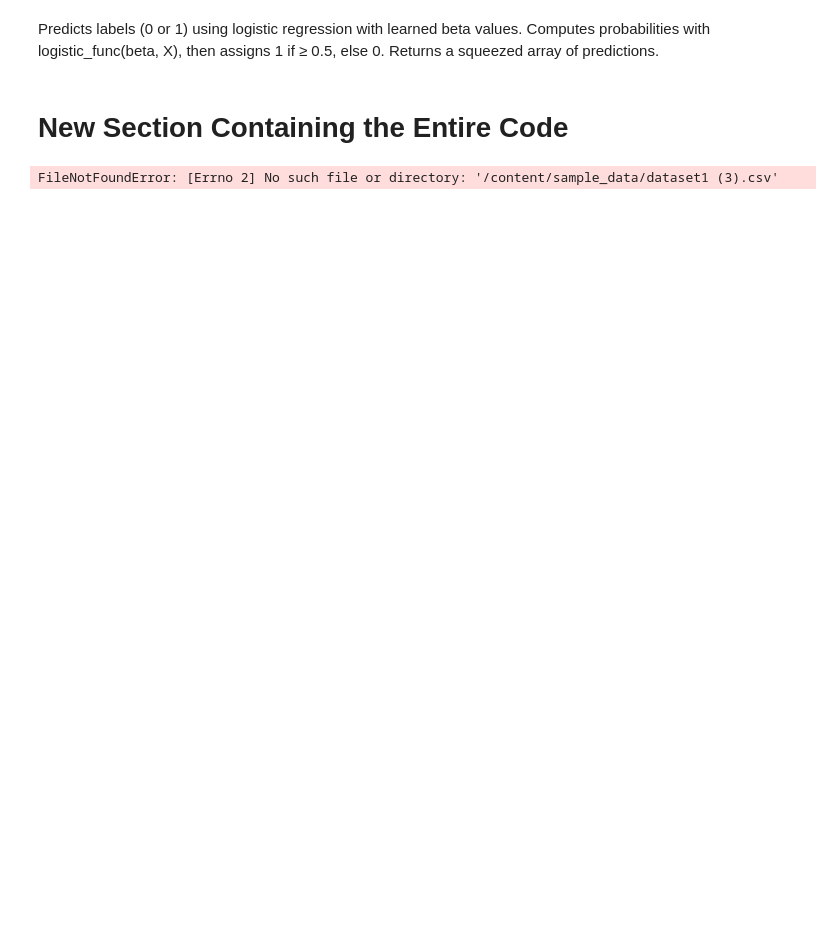
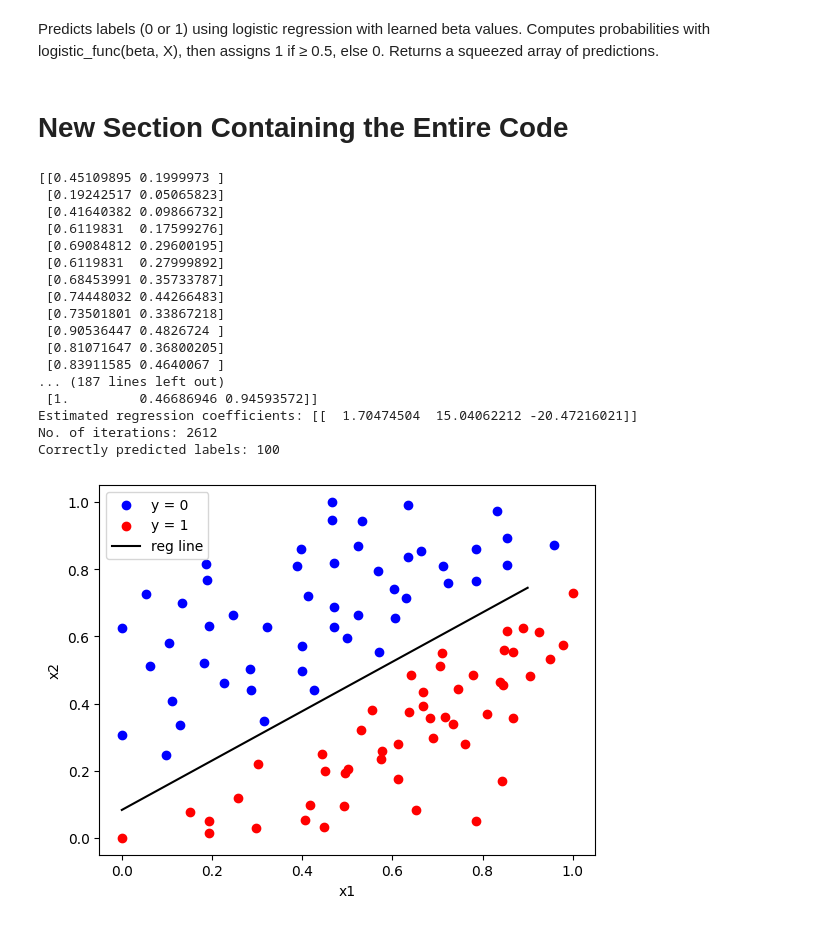
Before and after one commit to adityatiwari12/MachineLearning-CSIT, a Jupyter notebook: Copy_of_Logistic_Regression.ipynb, the cells around one changed output. Saved outputs shown, nothing was run; the diff lists cells and outputs as text; code cells hidden in the pictures; blank space fills up the shorter version.

```diff
--- a/Copy_of_Logistic_Regression.ipynb
+++ b/Copy_of_Logistic_Regression.ipynb
@@ -106,7 +106,6 @@ def pred_values(beta, X):
 import csv
 import numpy as np
 import matplotlib.pyplot as plt
-
 
 
 def loadCSV(filename):
@@ -223,36 +222,53 @@ def plot_reg(X, y, beta):
 
 if __name__ == "__main__":
     # load the dataset
-    dataset = loadCSV('/content/sample_data/dataset1 (3).csv')
+    dataset = loadCSV('/content/dataset1.csv')
 
     # normalizing feature matrix
     X = normalize(dataset[:, :-1])
     print(X)
 
     # stacking columns wth all ones in feature matrix
     X = np.hstack((np.matrix(np.ones(X.shape[0])).T, X))
     print(X)
 
     # response vector
     y = dataset[:, -1]
 
     # initial beta values
     beta = np.matrix(np.zeros(X.shape[1]))
 
     # beta values after running gradient descent
     beta, num_iter =train(X, y, beta)
 
     # estimated beta values and number of iterations
     print("Estimated regression coefficients:", beta)
     print("No. of iterations:", num_iter)
 
     # predicted labels
     y_pred = pred_values(beta, X)
 
     # number of correctly predicted labels
     print("Correctly predicted labels:", np.sum(y == y_pred))
 
     # plotting regression line
     plot_reg(X, y, beta)
 # %% [output]
-FileNotFoundError: [Errno 2] No such file or directory: '/content/sample_data/dataset1 (3).csv'
+[[0.45109895 0.1999973 ]
+ [0.19242517 0.05065823]
+ [0.41640382 0.09866732]
+ [0.6119831  0.17599276]
+ [0.69084812 0.29600195]
+ [0.6119831  0.27999892]
+ [0.68453991 0.35733787]
+ [0.74448032 0.44266483]
+ [0.73501801 0.33867218]
+ [0.90536447 0.4826724 ]
+ [0.81071647 0.36800205]
+ [0.83911585 0.4640067 ]
+... (187 lines left out)
+ [1.         0.46686946 0.94593572]]
+Estimated regression coefficients: [[  1.70474504  15.04062212 -20.47216021]]
+No. of iterations: 2612
+Correctly predicted labels: 100
+[figure, added]
```
Also changed, not shown: parts of 14 cells of this notebook.
